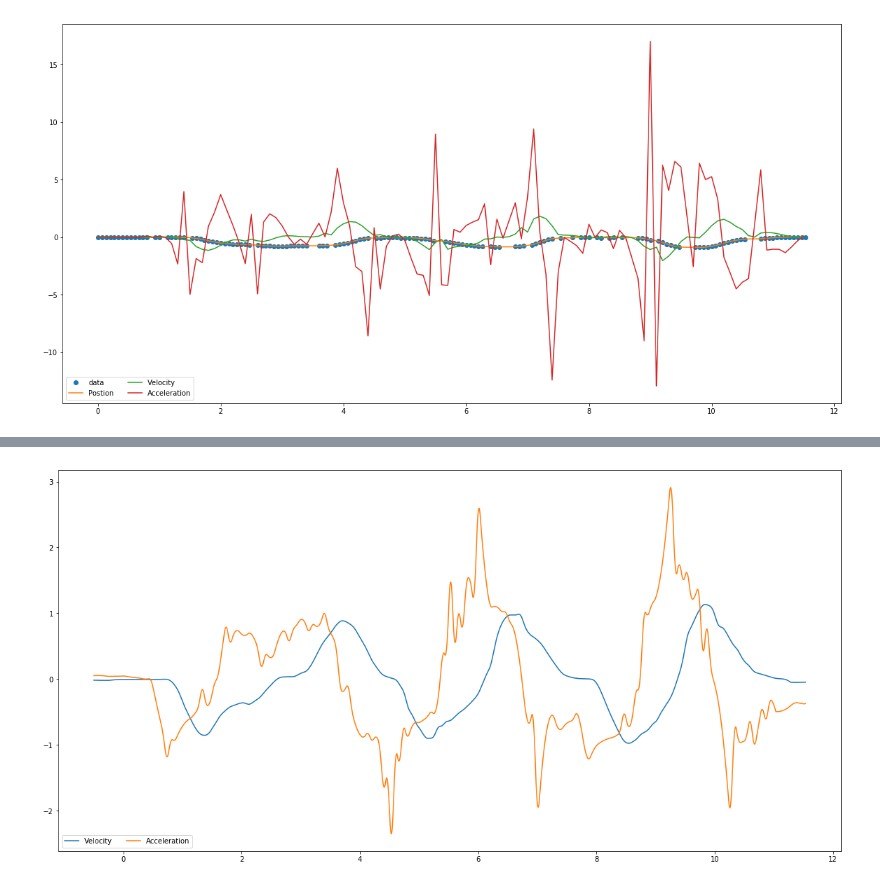
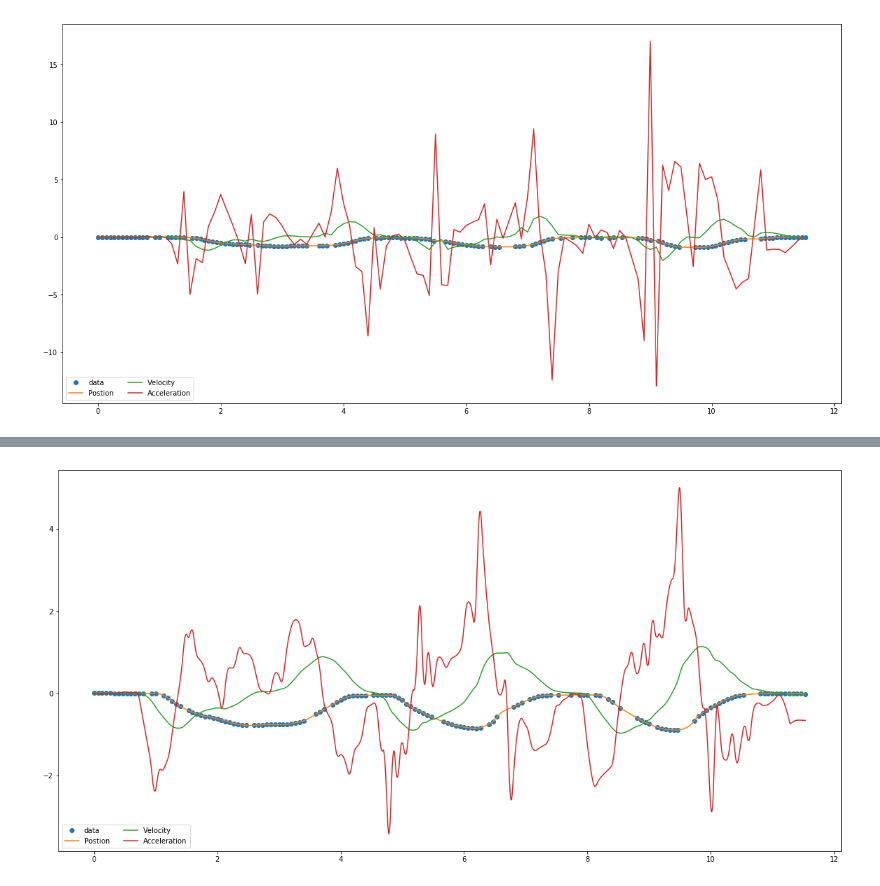
Before and after one commit to theCstokes/BarNone, a Jupyter notebook: analysis/Rough Analysis Work.ipynb, the cells around one changed output, grey strips where cells are left out. Saved outputs shown, nothing was run; the diff lists cells and outputs as text; code cells hidden in the pictures.

Commit message:
Added velocity pipe

```diff
--- a/analysis/Rough Analysis Work.ipynb
+++ b/analysis/Rough Analysis Work.ipynb
@@ -373,19 +378,19 @@ plt.show()
 # %%
 def movingaverage(interval, window_size):
     window = np.ones(int(window_size))/float(window_size)
     return np.convolve(interval, window, 'same')
 
 x = np.array(times_f)
 y = ls_height
 cs = CubicSpline(x, y)
-xs = np.arange(-0.5, times_f[-1], 0.001)
+xs = np.arange(0, times_f[-1], 0.001)
 plt.figure(figsize=(20, 10))
-# plt.plot(x, y, 'o', label='data')
-# plt.plot(xs, cs(xs), label="Postion")
-plt.plot(xs, movingaverage(cs(xs, 1), 501), label="Velocity")
-plt.plot(xs, movingaverage(cs(xs, 2), 1000), label="Acceleration")
+plt.plot(x, y, 'o', label='data')
+plt.plot(xs, cs(xs), label="Postion")
+plt.plot(xs, movingaverage(cs(xs, 1), 500), label="Velocity")
+plt.plot(xs, movingaverage(cs(xs, 2), 500), label="Acceleration")
 # plt.plot(xs, cs(xs, 3), label="S'''")
 plt.legend(loc='lower left', ncol=2)
 plt.show()
 # %% [output]
-[figure, old version]
+[figure, new version]
```
Also changed, not shown: parts of 7 cells of this notebook, 10 other files.
